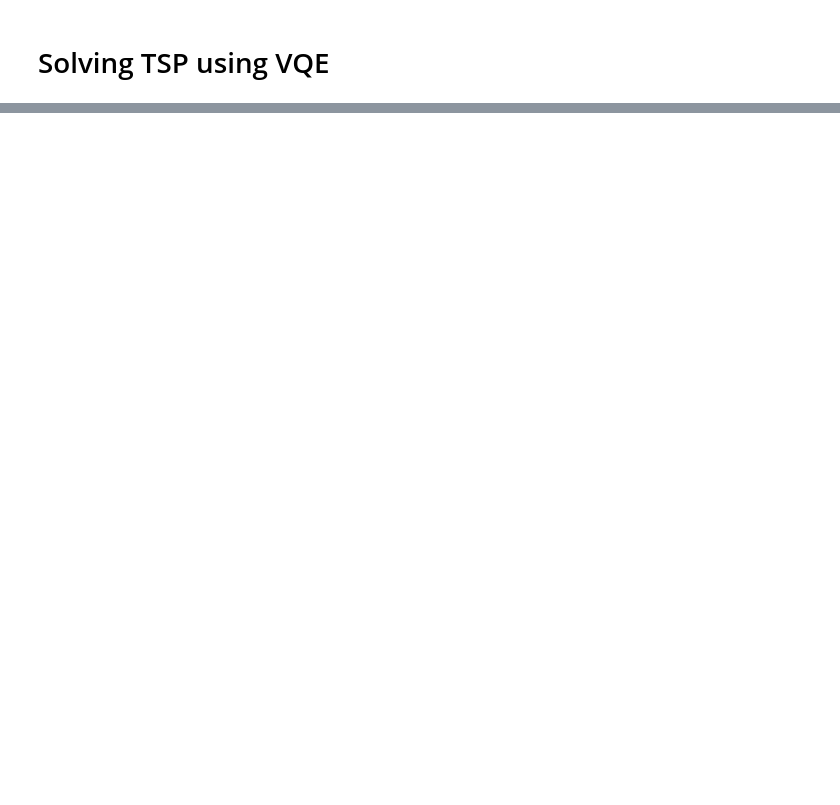
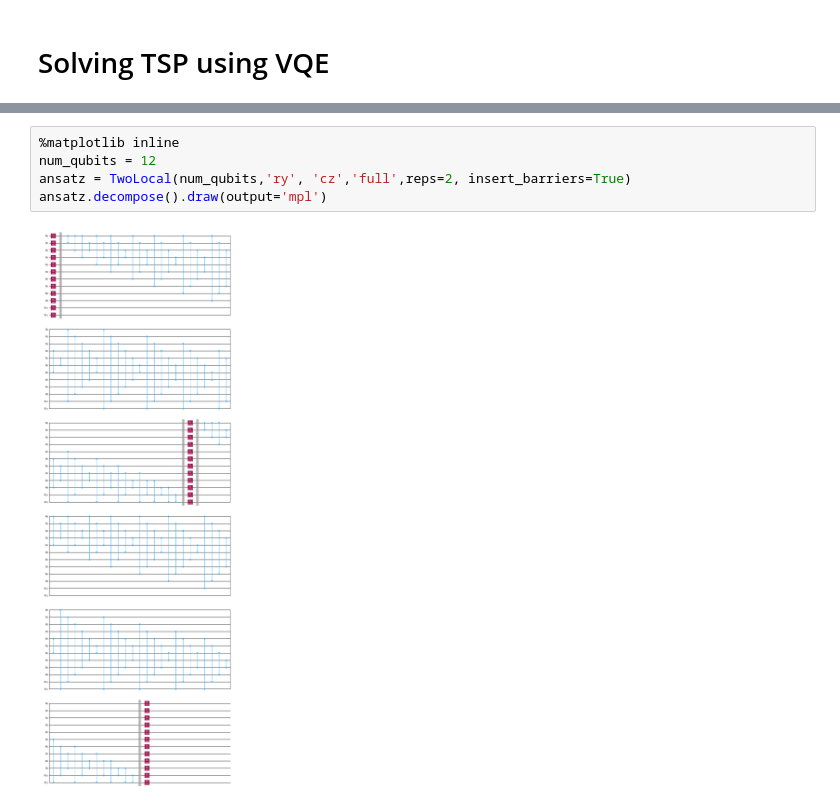
Before and after one commit to Gabrielkrzyzanowski/Quantum_Research, a Jupyter notebook: TSP/VQE_TSP.ipynb, the cells around one changed output, grey strips where cells are left out. Drawn from its saved outputs; the diff is of its cells as text; blank space fills up the shorter version.

```diff
--- a/TSP/VQE_TSP.ipynb
+++ b/TSP/VQE_TSP.ipynb
@@ -15,0 +99,7 @@ ModuleNotFoundError: No module named 'qiskit_aer'
+# %%
+%matplotlib inline
+num_qubits = 12
+ansatz = TwoLocal(num_qubits,'ry', 'cz','full',reps=2, insert_barriers=True)
+ansatz.decompose().draw(output='mpl')
+# %% [output]
+[figure, added]
```
Also changed, not shown: parts of 5 cells of this notebook, 1 other file.
